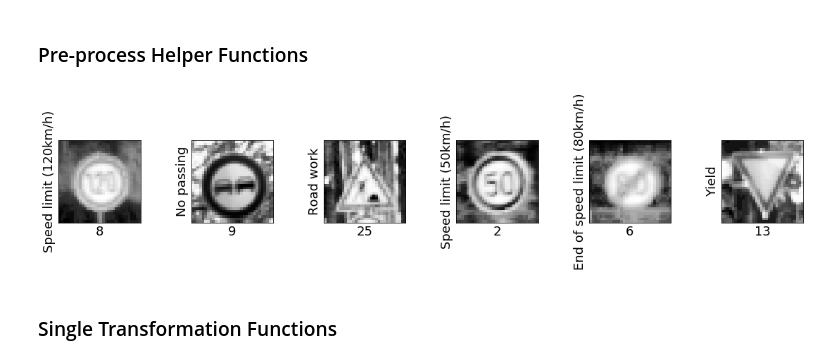
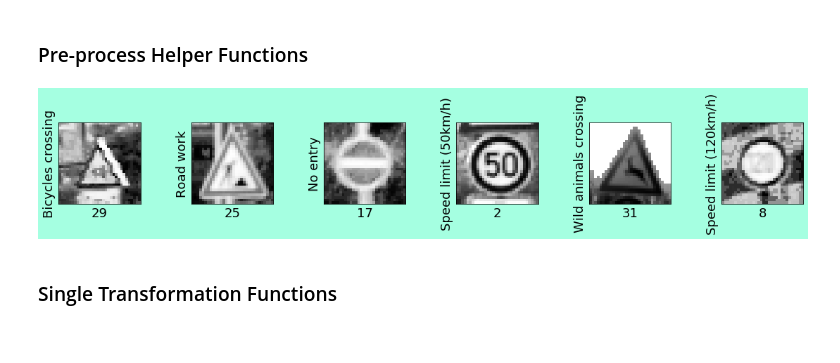
Before and after one commit to Empathineer/CarND-Traffic-Sign-Classifier-Project, a Jupyter notebook: Traffic_Signs_Recognition_V04.ipynb, the cells around one changed output. Saved outputs shown, nothing was run; the diff lists cells and outputs as text; code cells hidden in the pictures.

```diff
--- a/Traffic_Signs_Recognition_V04.ipynb
+++ b/Traffic_Signs_Recognition_V04.ipynb
@@ -126,7 +110,9 @@ def list_images(dataset, dataset_y, ylabel="", cmap=None):
     """
 
     orig_idxes = []
-    plt.figure(figsize=(15, 16))
+    fig = plt.figure(figsize=(15, 16))
+    fig.patch.set_facecolor('#7FFFD4')
+    fig.patch.set_alpha(0.7)
     for i in range(6):
         plt.subplot(1, 6, i+1)
         indx = random.randint(0, len(dataset))
@@ -427,38 +394,37 @@ def preprocess(dataset):
 # %%
 from PIL import Image
 import numpy as np
 idx = 510
 
 
 def gray_scale(image):
     """
     Convert images to gray scale.
         Parameters:
             image: An np.array compatible with plt.imshow.
     """
     return cv2.cvtColor(image, cv2.COLOR_RGB2GRAY)
 
 
 def local_histo_equalize(image):
     """
-    Apply local histogram equalization to grayscale images.
-        Parameters:
-            image: A grayscale image.
+    Apply equalizeHist locally to grayscale images.
+        Input: A grayscale image.
     """
     kernel = morp.disk(30)
     img_local = rank.equalize(image, selem=kernel)
     return img_local
 
 gray_images = list(map(gray_scale, x_train))
 # list_images(gray_images, y_train, "Gray Scale image", "gray")
 
 equalized_images = list(map(local_histo_equalize, gray_images))
 
-# plt.imshow(train['features'][idx])
-# plt.imshow(local_histo_equalize(train['features'][idx]))
 orig_idxs = list_images(equalized_images, y_train, "", "gray")
+
+# equalized_arry = np.array(equalized_images)
 # %% [output]
-[figure, old version]
+[figure, new version]
 # %% [markdown]
 ### Single Transformation Functions
 # %%
```
Also changed, not shown: parts of 80 cells of this notebook, 52 other files.
